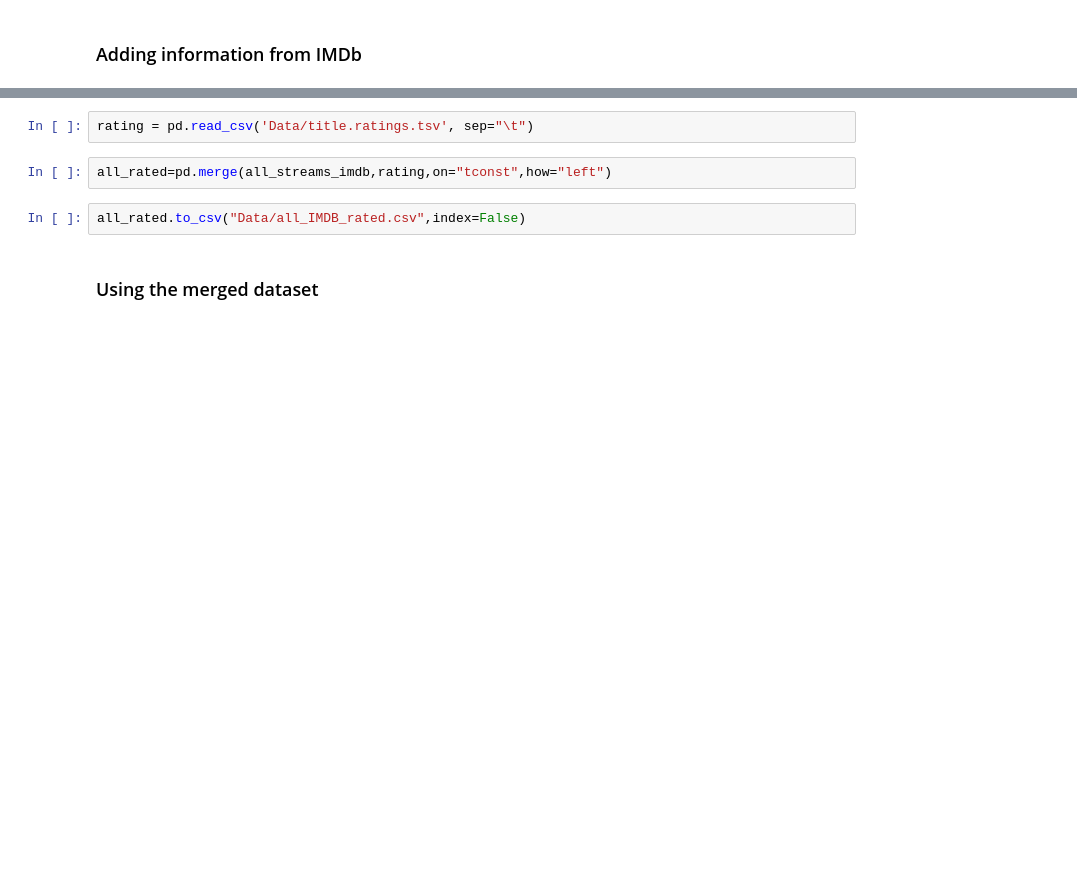
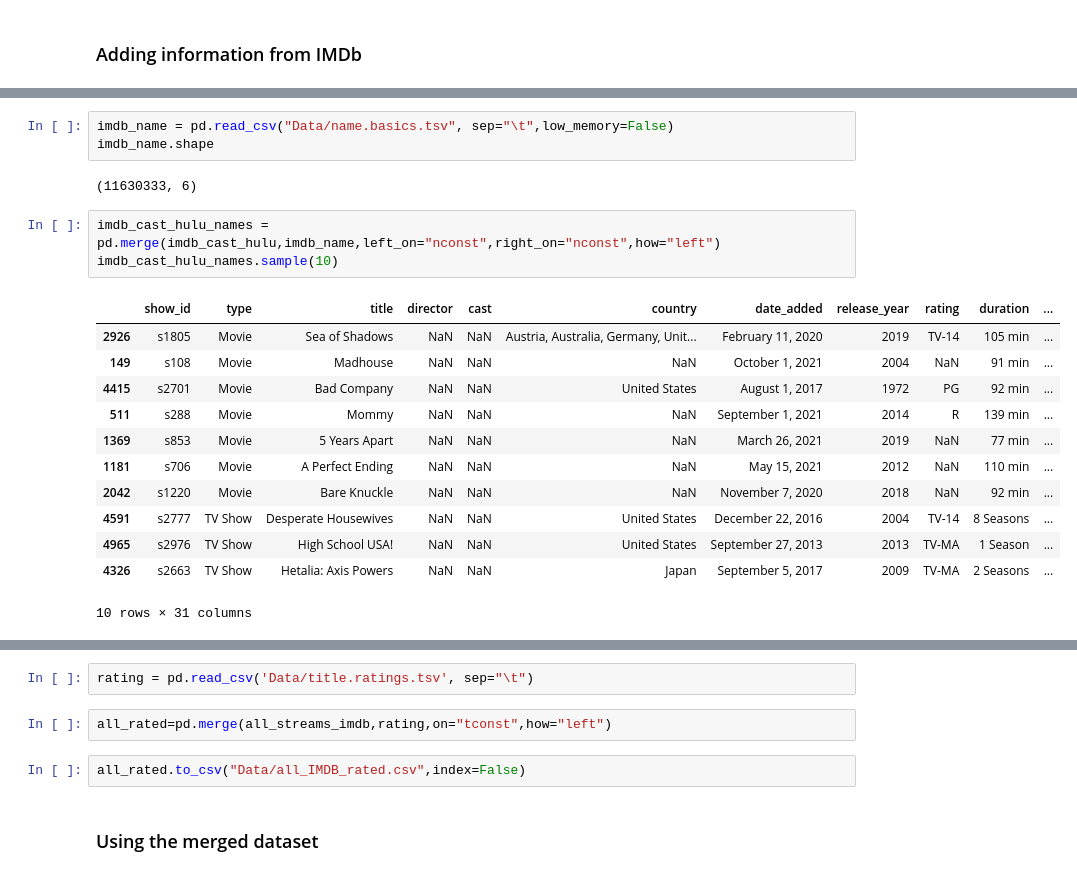
Before and after one commit to LobsterChampagne/datavis-project-2022-data-wizards, a Jupyter notebook: Explore.ipynb, the cells around one changed output, grey strips where cells are left out. Cells and saved outputs as stored; diff of their text form; blank space fills up the shorter version.

```diff
--- a/Explore.ipynb
+++ b/Explore.ipynb
@@ -289,0 +241,21 @@ all_streams_imdb.sample(5)
+# %%
+imdb_name = pd.read_csv("Data/name.basics.tsv", sep="\t",low_memory=False)
+imdb_name.shape
+# %% [output]
+(11630333, 6)
+# %%
+imdb_cast_hulu_names = pd.merge(imdb_cast_hulu,imdb_name,left_on="nconst",right_on="nconst",how="left")
+imdb_cast_hulu_names.sample(10)
+# %% [output]
+|  | show_id | type | title | director | cast | country | date_added | release_year | rating | duration | ... |
+| 2926 | s1805 | Movie | Sea of Shadows | NaN | NaN | Austria, Australia, Germany, Unit... | February 11, 2020 | 2019 | TV-14 | 105 min | ... |
+| 149 | s108 | Movie | Madhouse | NaN | NaN | NaN | October 1, 2021 | 2004 | NaN | 91 min | ... |
+| 4415 | s2701 | Movie | Bad Company | NaN | NaN | United States | August 1, 2017 | 1972 | PG | 92 min | ... |
+| 511 | s288 | Movie | Mommy | NaN | NaN | NaN | September 1, 2021 | 2014 | R | 139 min | ... |
+| 1369 | s853 | Movie | 5 Years Apart | NaN | NaN | NaN | March 26, 2021 | 2019 | NaN | 77 min | ... |
+| 1181 | s706 | Movie | A Perfect Ending | NaN | NaN | NaN | May 15, 2021 | 2012 | NaN | 110 min | ... |
+| 2042 | s1220 | Movie | Bare Knuckle | NaN | NaN | NaN | November 7, 2020 | 2018 | NaN | 92 min | ... |
+| 4591 | s2777 | TV Show | Desperate Housewives | NaN | NaN | United States | December 22, 2016 | 2004 | TV-14 | 8 Seasons | ... |
+| 4965 | s2976 | TV Show | High School USA! | NaN | NaN | United States | September 27, 2013 | 2013 | TV-MA | 1 Season | ... |
+| 4326 | s2663 | TV Show | Hetalia: Axis Powers | NaN | NaN | Japan | September 5, 2017 | 2009 | TV-MA | 2 Seasons | ... |
+10 rows × 31 columns
```
Also changed, not shown: parts of 36 cells of this notebook, 7 other files.
